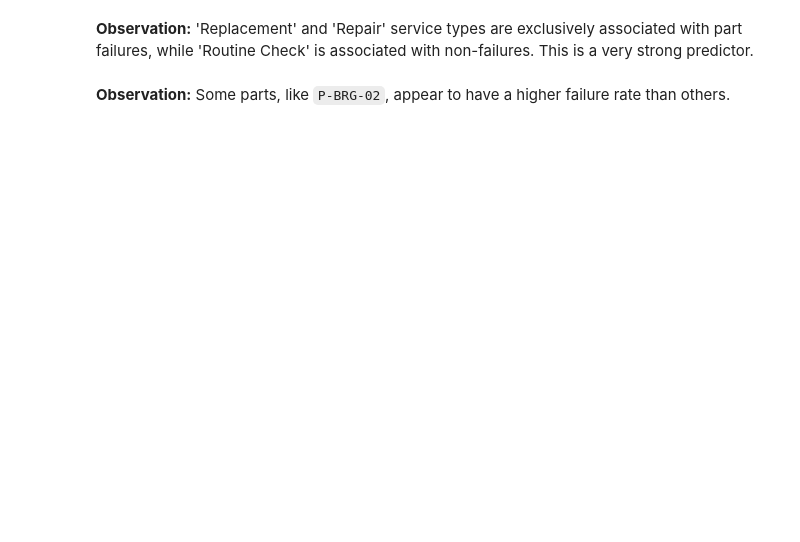
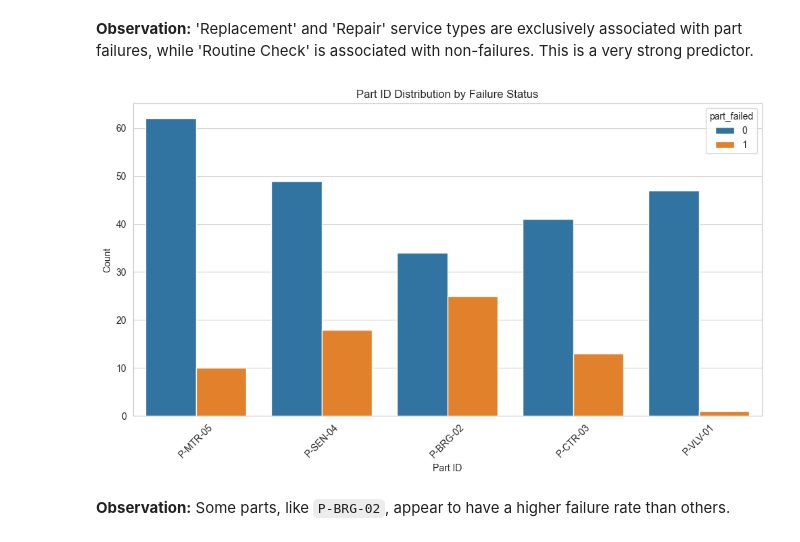
Before and after one commit to ishansinha019/Predictive_Part_Failure_Dashboard, a Jupyter notebook: ml_model/notebooks/1_data_exploration.ipynb, the cells around one changed output. Cells and saved outputs as stored; diff of their text form; code cells hidden in the pictures; blank space fills up the shorter version.

Commit message:
data preprocessing

```diff
--- a/ml_model/notebooks/1_data_exploration.ipynb
+++ b/ml_model/notebooks/1_data_exploration.ipynb
@@ -13,7 +13,7 @@ import seaborn as sns
 sns.set_style('whitegrid')
 
 # Load the dataset
-df = pd.read_csv('../data/service_history.csv')
+df = pd.read_csv(r'C:\Users\ishan.sinha\OneDrive - Siemens Energy\Desktop\PPFD project\Predictive_Part_Failure_Dashboard\ml_model\data\service_history_extended.csv')
 # %% [markdown]
 ### 2. Initial Data Inspection
 # %%
@@ -63,13 +108,15 @@ plt.show()
 # %% [markdown]
 **Observation:** 'Replacement' and 'Repair' service types are exclusively associated with part failures, while 'Routine Check' is associated with non-failures. This is a very strong predictor.
 # %%
-# Part ID vs. Failure
+Part ID vs. Failure
 plt.figure(figsize=(12, 6))
 sns.countplot(x='part_id', hue='part_failed', data=df, order=df['part_id'].value_counts().index)
 plt.title('Part ID Distribution by Failure Status')
 plt.xlabel('Part ID')
 plt.ylabel('Count')
 plt.xticks(rotation=45)
 plt.show()
+# %% [output]
+[figure, added]
 # %% [markdown]
 **Observation:** Some parts, like `P-BRG-02`, appear to have a higher failure rate than others.
```
Also changed, not shown: parts of 5 cells of this notebook, 3 other files.
